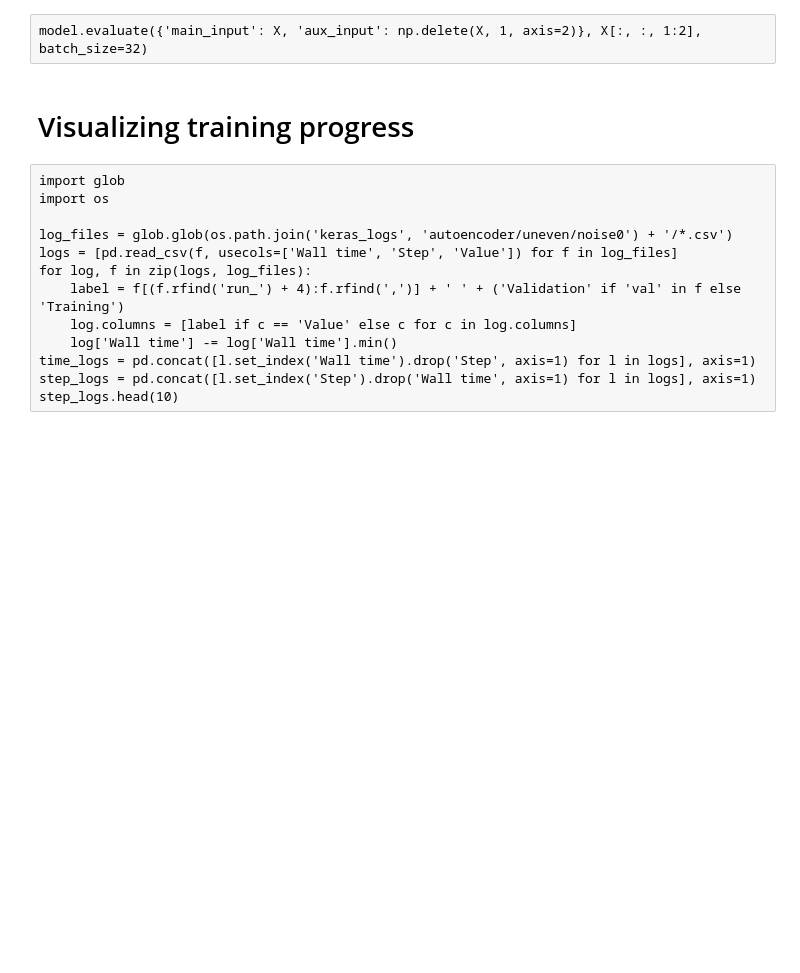
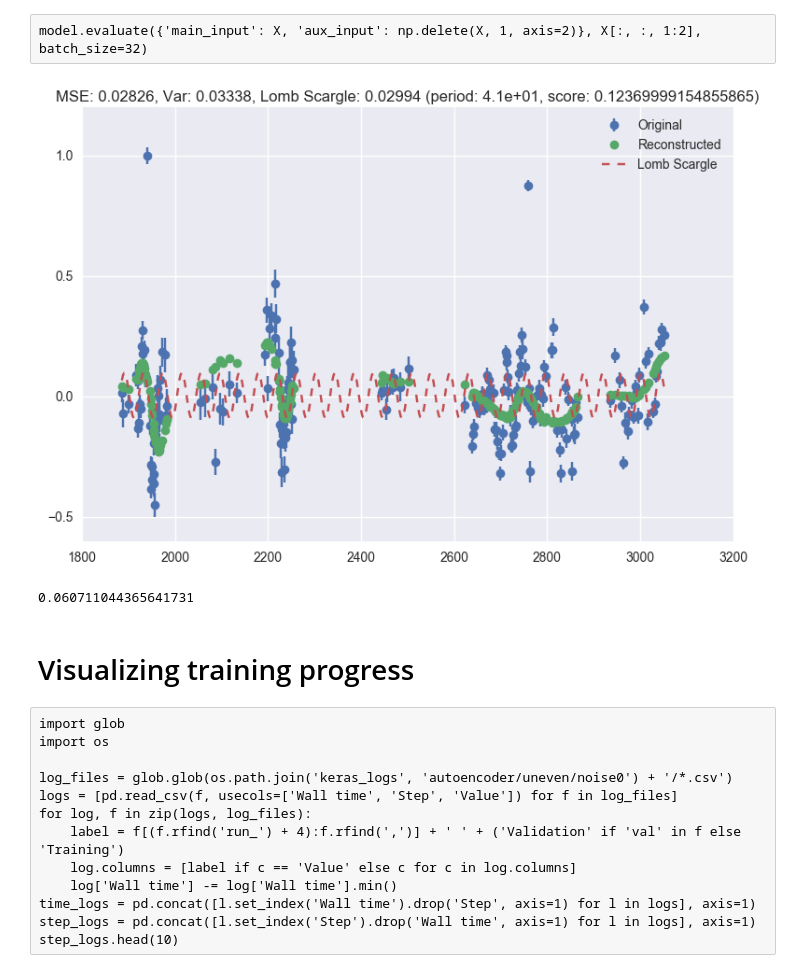
Before and after one commit to bnaul/timeflow, a Jupyter notebook: autoencoder.ipynb, the cells around one changed output. Drawn from its saved outputs; the diff is of its cells as text; code cells hidden in the pictures; blank space fills up the shorter version.

Commit message:
Lomb Scargle score filter

```diff
--- a/autoencoder.ipynb
+++ b/autoencoder.ipynb
@@ -113,29 +123,34 @@ i = -1
 # %%
 #inds = ~np.isnan(X_raw[i, :, 0])
 inds = np.arange(args.n_min)
 i += 1
 #i = np.random.choice(inds)
 t = X_raw[i, inds, 0]
 m = X[i, inds, 1]
 #m = np.random.normal(size=len(t))
 e = X_raw[i, inds, 2]
 
 plt.errorbar(t, m, e, None, 'o');
 #plt.plot(t, pred[i], 'o');
 plt.errorbar(t, pred[i], None, None, 'o');
 
-#from gatspy.periodic import LombScargleFast
-#gat_resids = np.zeros(len(X))
-#model_gat = LombScargleFast(fit_period=True, optimizer_kwds={'period_range': (0.05 * (t.max() - t.min()), 0.95 * (t.max() - t.min())), 'quiet': True}, silence_warnings=True)
-#model_gat.fit(t, m)
-#print(model_gat.score(model_gat.best_period).item())
+from gatspy.periodic import LombScargleFast
+model_gat = LombScargleFast(fit_period=True, optimizer_kwds={'period_range': (0.001 * (t.max() - t.min()), 0.95 * (t.max() - t.min())), 'quiet': True}, silence_warnings=True)
+model_gat.fit(t, m, e)
+m_gat = model_gat.predict(t, period=model_gat.best_period)
+T = np.linspace(t.min(), t.max(), 501)
+M_gat = model_gat.predict(T, period=model_gat.best_period)
+plt.errorbar(T, M_gat, None, None, '--')
 
-#w_r, A_r, phi_r, b_r = pred_gru[i]
-#x_r = A_r * np.sin(2 * np.pi * w_r * t + phi_r) + b_r
-#plt.plot(t, x_r, '--')
-
-plt.legend(['Original', 'Reconstructed'])
-plt.title("MSE: {}, Var: {}".format((np.mean((m - np.squeeze(pred[i])) ** 2)), np.var(m)));
+plt.legend(['Original', 'Reconstructed', 'Lomb Scargle'])
+plt.title(f"MSE: {np.mean((m - np.squeeze(pred[i])) ** 2):1.4}, Var: {np.var(m):1.4}, "
+          f"Lomb Scargle: {np.mean((m - m_gat) ** 2):1.4} (period: {model_gat.best_period:.2}, score: {model_gat.score(model_gat.best_period).item()})");
+# %% [output]
+[figure, added]
+# %%
+np.mean((m - m_gat) ** 2)
+# %% [output]
+0.060711044365641731
 # %% [markdown]
 # Visualizing training progress
 # %% [raw]
```
Also changed, not shown: parts of 3 cells of this notebook, 3 other files.
